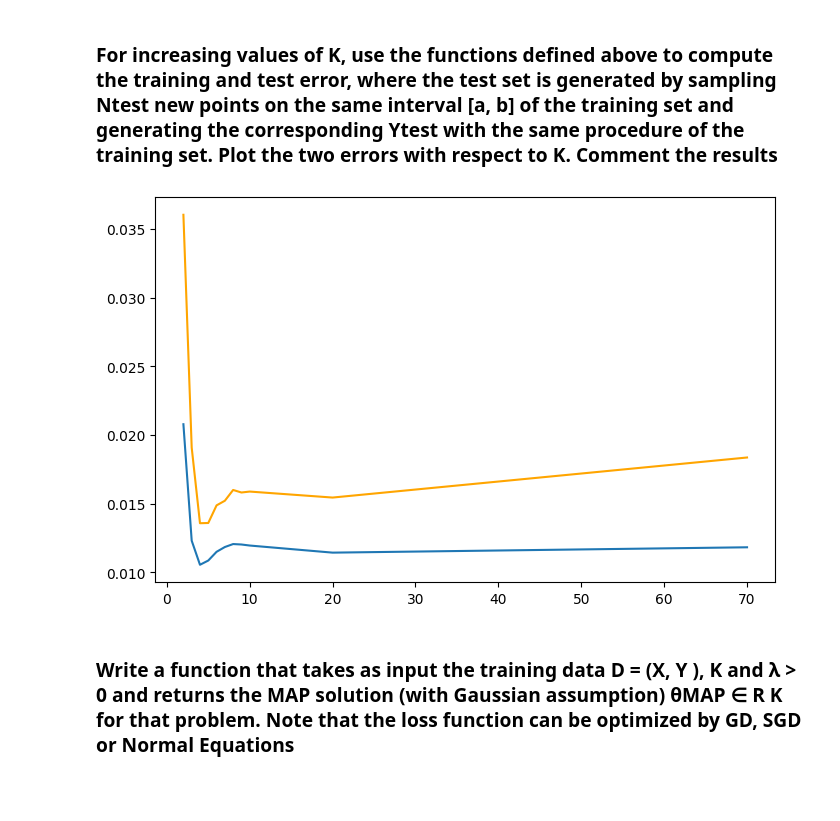
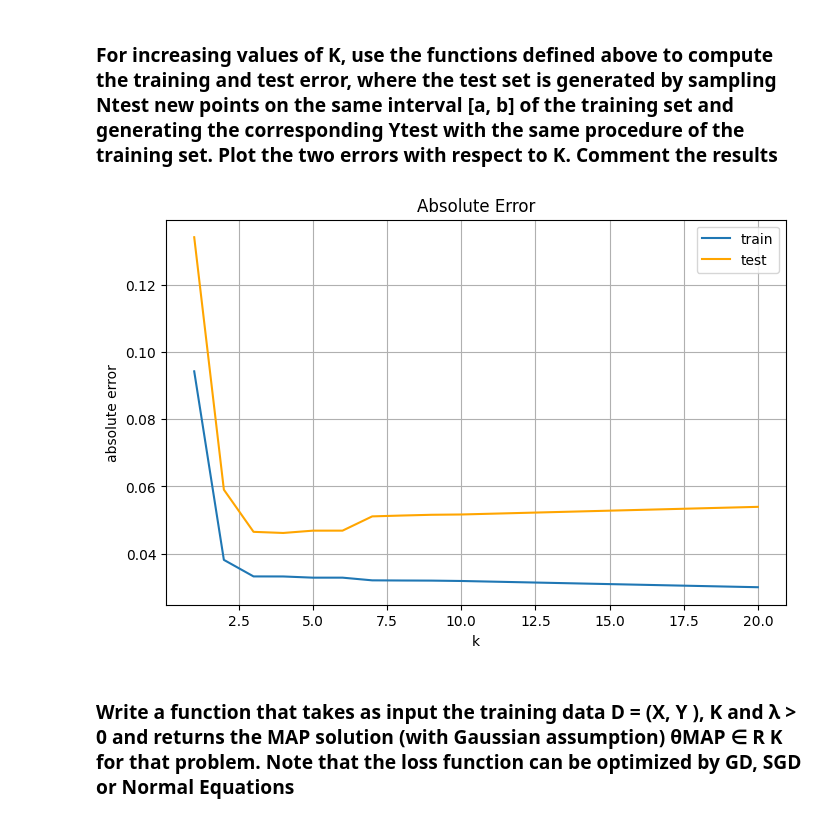
Before and after one commit to francesco-source/Artificial-Intelligence-UNIBO, a Jupyter notebook: Statistical_and_mathematical_methods_for_AI/Exercises/Esercizio4.ipynb, the cells around one changed output. Drawn from its saved outputs; the diff is of its cells as text; code cells hidden in the pictures; blank space fills up the shorter version.

```diff
--- a/Statistical_and_mathematical_methods_for_AI/Exercises/Esercizio4.ipynb
+++ b/Statistical_and_mathematical_methods_for_AI/Exercises/Esercizio4.ipynb
@@ -13,7 +14,14 @@ def Vander(x,K):
 
 def f_theta_MLE(X,Y,k):
     Phi=np.vander(X,k)
-    return np.linalg.solve(Phi.T@Phi,Phi.T@Y)
+    A = Phi.T @ Phi
+    b = Phi.T @ Y
+    try:
+        L=scipy.linalg.cholesky(A,lower=True)
+        y=scipy.linalg.solve_triangular(L,b,lower=True)
+        return scipy.linalg.solve_triangular(L.T,y)
+    except:
+        return np.linalg.solve(A,b)
 
 def abs_error(theta,Testdata):
     Xtest=Testdata[0]
@@ -33,7 +41,7 @@ def scatterfig(Xdata,Ydata,title,Xlable,Ylable,legend,color="C0"):
     plt.title(title)
     plt.xlabel(Xlable)
     plt.ylabel(Ylable)
-    plt.scatter(Xdata,Ydata,s=10) if legend=="TEST" else plt.scatter(Xdata,Ydata,s=0.5)
+    plt.scatter(Xdata,Ydata,s=7,color="springgreen") if legend=="TEST" else plt.scatter(Xdata,Ydata,s=5,color="y")
     plt.grid()
 
 
@@ -144,7 +152,7 @@ def SGD(grad_l,w0,data,batch_size,n_epoch,lmda=0):
     return w_vec[-1]
 # %%
 def Choose_MLE(modality,Xtrain,Ytrain,k):
-    if modality=="False":
+    if modality=="S":
         return f_theta_MLE(Xtrain,Ytrain,k)
     elif modality=="GD":
         return GD(gen_MLE(Xtrain,Ytrain),grad_MLE(Xtrain,Ytrain),np.zeros((k,)))[-1]
@@ -159,7 +167,7 @@ K=4
 theta=np.ones((K,))
 a,b=0,1
 Xtrain=np.random.uniform(low=a,high=b,size=N)
-var=0.1
+var=0.1**0.5
 Phi=np.vander(Xtrain,K)
 Ytrain=Phi@theta+np.random.normal(0,var,size=N)
 #plot the training
@@ -180,13 +188,13 @@ plt.show()
 ###  For different values of K, plot the training datapoints and the test datapoints with different colors, and visualize (as a continuous line) the learnt regression model fθMLE (x). Comment the results.
 # %%
 ### Poviamo a trovare il k senza sapere quale sia
-K_try=[i for i in range(0,30,3)]
+K_try=[i for i in range(0,20,2)]
 Xtest=np.linspace(0,1,Ntest)
 plt.figure(figsize=[15,5*3])
 for k in range(1,len(K_try)):
     plt.subplot(3,3,k)
 
-    theta_MLE=Choose_MLE("SGD",Xtrain,Ytrain,K_try[k])
+    theta_MLE=Choose_MLE("S",Xtrain,Ytrain,K_try[k])
 
     Y_MLE_train=np.vander(Xtrain,K_try[k])@theta_MLE
     Y_MLE_test=np.vander(Xtest,K_try[k])@theta_MLE
@@ -195,5 +203,6 @@ for k in range(1,len(K_try)):
     scatterfig(Xtrain,Ytrain,"Data","X","Y","Train")
     scatterfig(Xtest,Ytest,"Data","X","Y","TEST")
     plotfig(Xtest,Y_MLE_test,f"Test, K={K_try[k]}","X","Y","")
+    plt.grid()
 plt.show()
 # %% [output]
@@ -202,25 +211,30 @@ plt.show()
 ###  For increasing values of K, use the functions defined above to compute the training and test error, where the test set is generated by sampling Ntest new points on the same interval [a, b] of the training set and generating the corresponding Ytest with the same procedure of the training set. Plot the two errors with respect to K. Comment the results
 # %%
 ### Poviamo a trovare il k senza sapere quale sia
-K_try=[2,3,4,5,6,7,8,9,10,20,70]
+K_try=[1,2,3,4,5,6,7,8,9,10,20]
 #Xtest=np.linspace(0,1,Ntest)
 plt.figure(figsize=[8,5])
 MLEtrain_error=np.zeros((len(K_try)))
 MLEtest_error=np.zeros((len(K_try)))
 for k in range(len(K_try)):
 
-    theta_MLE=Choose_MLE("SGD",Xtrain,Ytrain,K_try[k])
+    theta_MLE=Choose_MLE("S",Xtrain,Ytrain,K_try[k])
 
     Y_MLE_train=np.vander(Xtrain,K_try[k])@theta_MLE
     Y_MLE_test=np.vander(Xtest,K_try[k])@theta_MLE
     MLEtrain_error[k]=abs_error(theta_MLE,(Xtrain,Ytrain))
     MLEtest_error[k]=abs_error(theta_MLE,(Xtest,Ytest))
 
 plt.plot(K_try,MLEtrain_error,c='C0')
 plt.plot(K_try,MLEtest_error,c="orange")
+plt.title("Absolute Error")
+plt.legend(["train","test"])
+plt.xlabel("k")
+plt.ylabel("absolute error")
+plt.grid()
 plt.show()
 # %% [output]
-[figure, old version]
+[figure, new version]
 # %% [markdown]
 ###  Write a function that takes as input the training data D = (X, Y ), K and λ > 0 and returns the MAP solution (with Gaussian assumption) θMAP ∈ R K for that problem. Note that the loss function can be optimized by GD, SGD or Normal Equations
 # %%
```
Also changed, not shown: parts of 6 cells of this notebook.
